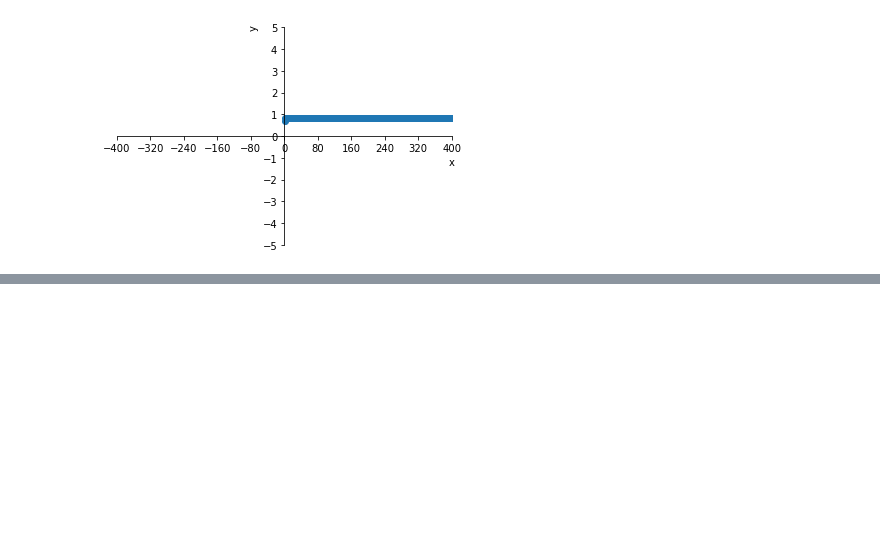
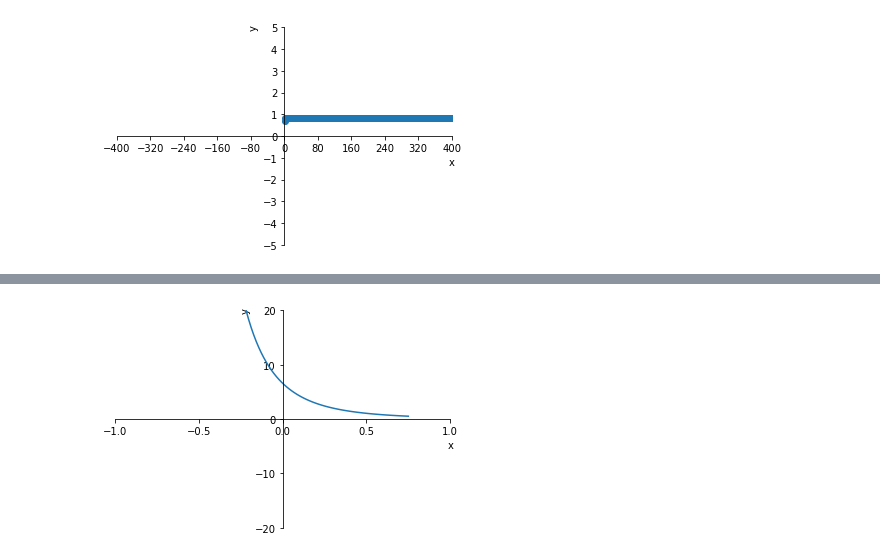
Before and after one commit to Zhurp2020/NLP-from-scratch, a Jupyter notebook: Thomas Calculus/Chapter 10 code.ipynb, the cells around one changed output, grey strips where cells are left out. Saved outputs shown, nothing was run; the diff lists cells and outputs as text; code cells hidden in the pictures; blank space fills up the shorter version.

```diff
--- a/Thomas Calculus/Chapter 10 code.ipynb
+++ b/Thomas Calculus/Chapter 10 code.ipynb
@@ -140,0 +171,6 @@ p.ax.scatter(x,y)
+# %%
+def f5(x):
+    return 105/(16*(1+x)**(9/2))
+FunctionPlotter(f5,3,np.linspace(-0.75,0.75,100),ticks=[np.linspace(-1,1,5),np.linspace(-20,20,5)],lim=[(-1,1),(-20,20)]).plot()
+# %% [output]
+[figure, added]
```
Also changed, not shown: parts of 4 cells of this notebook, 2 other files.
